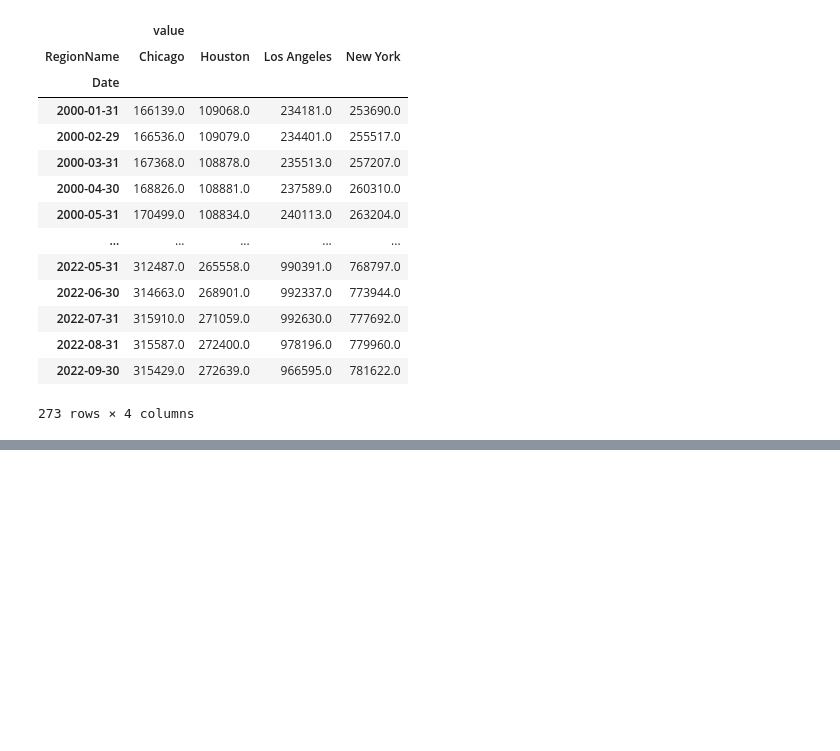
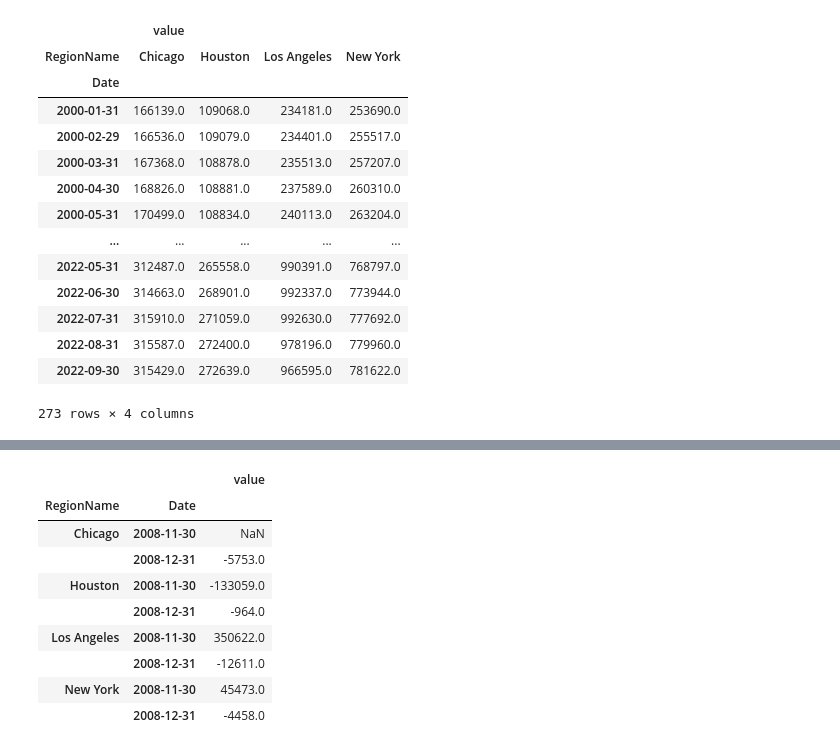
Before and after one commit to sharclark/Core-Preparing-Time-Series-from-WideForm-Data, a Jupyter notebook: Core Preparing Time Series from Wide-Form Data.ipynb, the cells around one changed output, grey strips where cells are left out. Saved outputs shown, nothing was run; the diff lists cells and outputs as text; code cells hidden in the pictures; blank space fills up the shorter version.

```diff
--- a/Core Preparing Time Series from Wide-Form Data.ipynb
+++ b/Core Preparing Time Series from Wide-Form Data.ipynb
@@ -190,0 +239,14 @@ ax = unstacked['value'].plot(title = '')
+# %%
+diff_2008 = nv_2008.diff()
+diff_2008
+# %% [output]
+|  |  | value |
+| RegionName | Date |  |
+| Chicago | 2008-11-30 | NaN |
+|  | 2008-12-31 | -5753.0 |
+| Houston | 2008-11-30 | -133059.0 |
+|  | 2008-12-31 | -964.0 |
+| Los Angeles | 2008-11-30 | 350622.0 |
+|  | 2008-12-31 | -12611.0 |
+| New York | 2008-11-30 | 45473.0 |
+|  | 2008-12-31 | -4458.0 |
```
Also changed, not shown: parts of 11 cells of this notebook.
